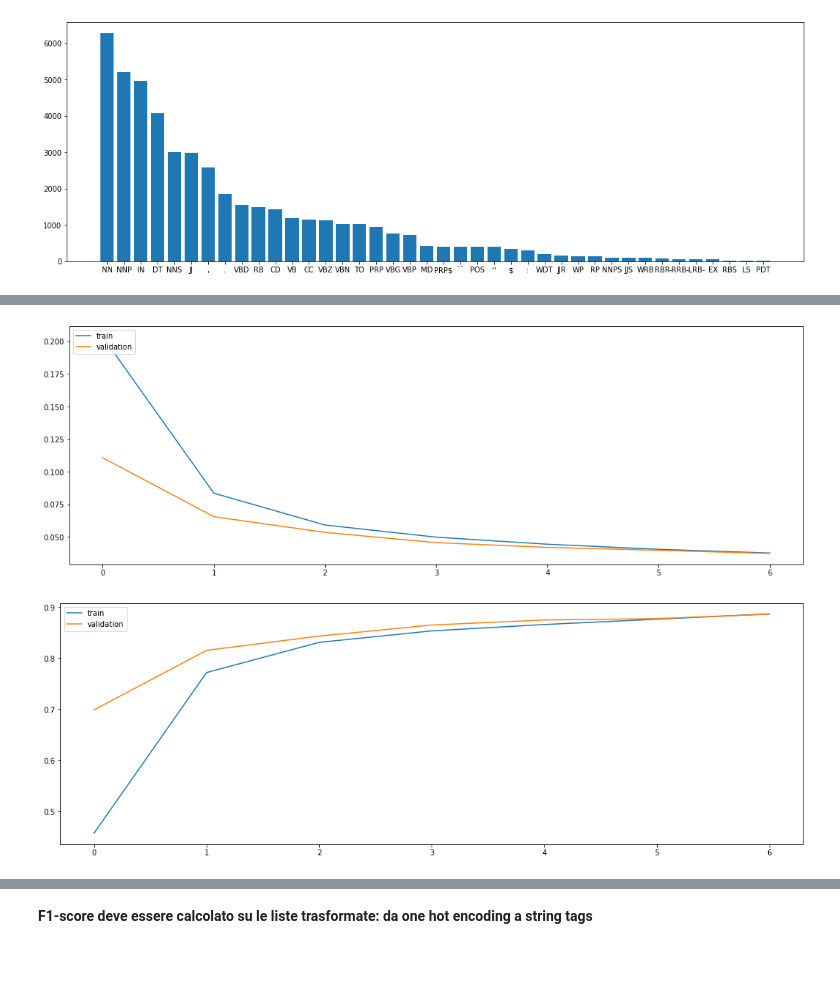
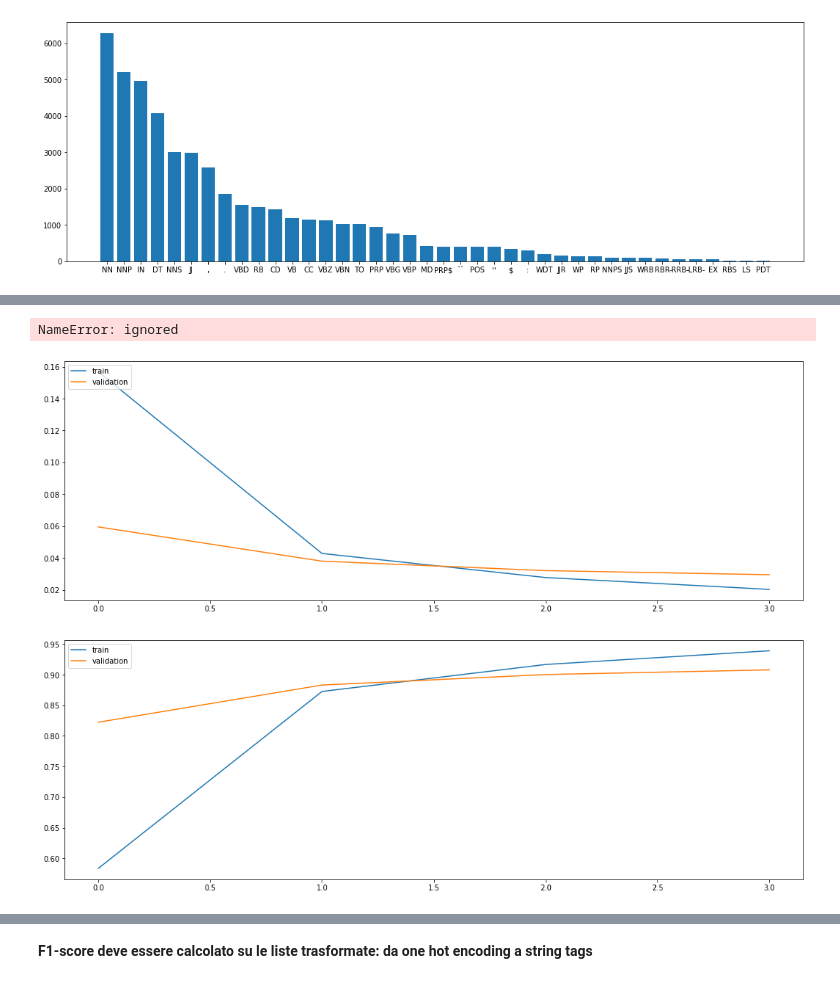
Before and after one commit to DanieleBaiocco/IPCV_assignment1, a Jupyter notebook: Assignment1.ipynb, the cells around one changed output, grey strips where cells are left out. Cells and saved outputs as stored; diff of their text form; code cells hidden in the pictures.

```diff
--- a/Assignment1.ipynb
+++ b/Assignment1.ipynb
@@ -306,0 +442,10 @@ def baseline_model(input_shape = (249, 100), classes_num = 45, lstm_units=64, ls
+# %%
+# Get the optimal hyperparameters
+two_dense_best_hps = two_dense_tuner.get_best_hyperparameters()[0]
+
+print(f"""The hyperparameter search for the Two Dense model is complete.""")
+print(f"""The optimal number of units in the first LSTM layer is {two_dense_best_hps.get('lstm_units')}.""")
+print(f"""The optimal number of units in the first dense layer is {two_dense_best_hps.get('dense_units')}.""")
+print(f"""The optimal rate in the first dropout layer is {two_dense_best_hps.get('dropout1')}.""")
+print(f"""The optimal rate in the second dropout layer is {two_dense_best_hps.get('dropout2')}.""")
+print(f"""The optimal learning rate for the optimizer is {two_dense_best_hps.get('learning_rate')}.""")
@@ -307,7 +473,7 @@ def baseline_model(input_shape = (249, 100), classes_num = 45, lstm_units=64, ls
 # %%
 cb_early_stopping = EarlyStopping(
-    monitor='val_accuracy',
-    min_delta=0.03,
+    monitor='val_loss',
+    min_delta=0.05,
     patience=3,
     restore_best_weights=True,
     verbose=True
@@ -390,10 +480,0 @@ _________________________________________________________________
-# %%
-cb_early_stopping = EarlyStopping(
-    monitor='val_accuracy',
-    min_delta=0.03,
-    patience=3,
-    restore_best_weights=True,
-    verbose=True
-)
-
-history = model.fit(embedded_data.X_train, embedded_data.y_train, batch_size=32, epochs=30, validation_data=(embedded_data.X_val, embedded_data.y_val), callbacks=[cb_early_stopping])
@@ -415,0 +527,5 @@ Epoch 7: early stopping
+# %%
+# Build the model with the optimal hyperparameters and train it on the data for 50 epochs
+two_dense_model = two_dense_tuner.hypermodel.build(two_dense_best_hps)
+baseline_model.summary()
+baseline_history = two_dense_model.fit(embedded_data.X_train, embedded_data.y_train, batch_size=32, epochs=50, validation_data=(embedded_data.X_val, embedded_data.y_val), callbacks=[cb_early_stopping])
@@ -415,0 +550,7 @@ Epoch 7: early stopping
+# %%
+# Build the model with the optimal hyperparameters and train it on the data for 50 epochs
+two_lstm_model = two_lstm_tuner.hypermodel.build(two_lstm_best_hps)
+two_lstm_model.summary()
+two_lstm_history = two_lstm_model.fit(embedded_data.X_train, embedded_data.y_train, batch_size=32, epochs=50, validation_data=(embedded_data.X_val, embedded_data.y_val), callbacks=[cb_early_stopping])
+# %% [output]
+NameError: ignored
@@ -426,11 +569,11 @@ def plot_history(model_history,keys):
     plt.show()
 # %%
 #baseline
-plot_history(history, ['loss','val_loss'])
-plot_history(history, ['accuracy','val_accuracy'])
+plot_history(baseline_history, ['loss','val_loss'])
+plot_history(baseline_history, ['accuracy','val_accuracy'])
 # %% [output]
-[figure, old version]
+[figure, new version]
-[figure, old version]
+[figure, new version]
 # %%
 from sklearn.metrics import f1_score
 
```
Also changed, not shown: parts of 60 cells of this notebook.
